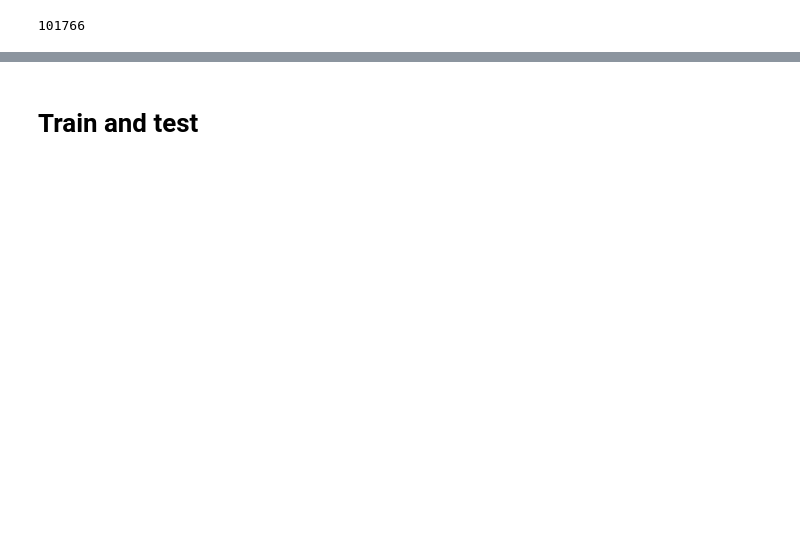
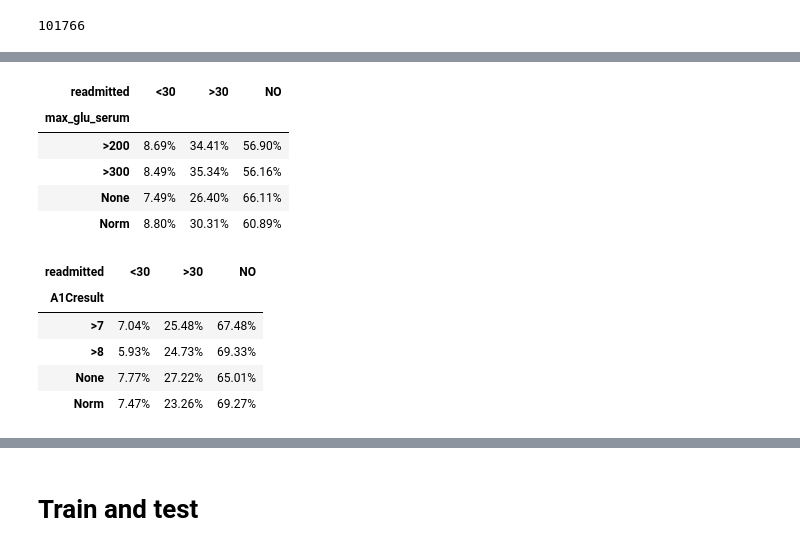
Before and after one commit to bl0/Readmission-Prediction, a Jupyter notebook: readmission-prediction.ipynb, the cells around one changed output, grey strips where cells are left out. Saved outputs shown, nothing was run; the diff lists cells and outputs as text; code cells hidden in the pictures; blank space fills up the shorter version.

```diff
--- a/readmission-prediction.ipynb
+++ b/readmission-prediction.ipynb
@@ -168,3 +148,28 @@ df['diag_1'] = df['diag_1'].apply(convert_diag_func)
+# %%
+def show_crosstab(col):
+    grouped = df.groupby([col, 'readmitted']).size().to_frame().reset_index()
+    for c, n in df.groupby([col]).size().iteritems():
+        grouped.loc[grouped[col] == c, 0] /= n
+    grouped[0] = grouped[0].apply(lambda x: "{:.2%}".format(x))
+    crosstab = pd.crosstab(grouped[col], grouped['readmitted'], values=grouped[0], aggfunc=lambda x: x)
+    display(crosstab)
+
+show_crosstab('max_glu_serum')
+show_crosstab('A1Cresult')
+# show_crosstab('medical_specialty')
+# %% [output]
+| readmitted | <30 | >30 | NO |
+| max_glu_serum |  |  |  |
+| >200 | 8.69% | 34.41% | 56.90% |
+| >300 | 8.49% | 35.34% | 56.16% |
+| None | 7.49% | 26.40% | 66.11% |
+| Norm | 8.80% | 30.31% | 60.89% |
+| readmitted | <30 | >30 | NO |
+| A1Cresult |  |  |  |
+| >7 | 7.04% | 25.48% | 67.48% |
+| >8 | 5.93% | 24.73% | 69.33% |
+| None | 7.77% | 27.22% | 65.01% |
+| Norm | 7.47% | 23.26% | 69.27% |
 # %%
 def encode(df, col, d):
     df[col] = df[col].apply(lambda x: d[x])
```
Also changed, not shown: parts of 14 cells of this notebook.
